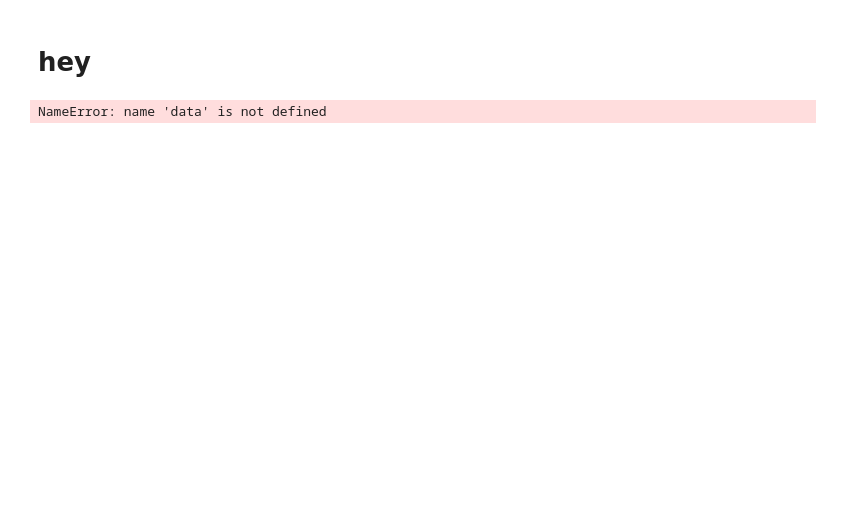
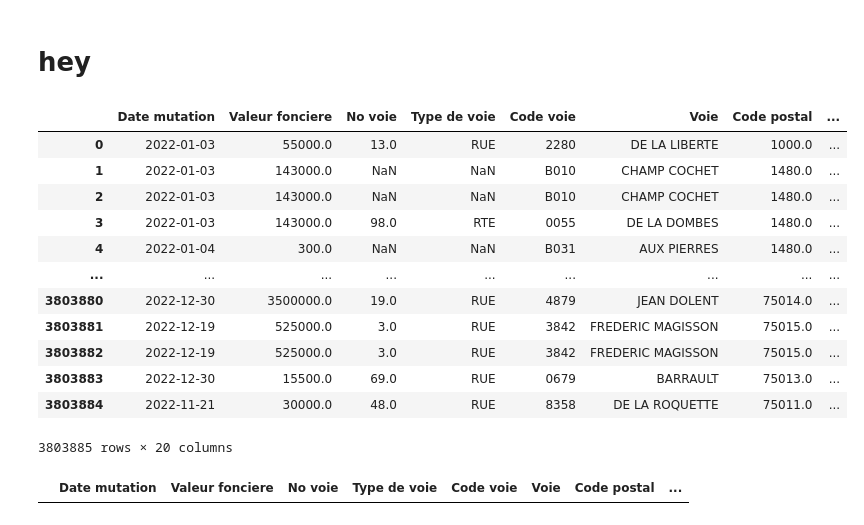
Before and after one commit to GuillaumeDorschner/Real-Estate-Analysis-France, a Jupyter notebook: data analyse/analyse.ipynb, the cells around one changed output. Saved outputs shown, nothing was run; the diff lists cells and outputs as text; code cells hidden in the pictures; blank space fills up the shorter version.

```diff
--- a/data analyse/analyse.ipynb
+++ b/data analyse/analyse.ipynb
@@ -140,12 +140,30 @@ DEPARTMENTS = {
     '974': 'La Réunion',
     '976': 'Mayotte',
 }
+# %%
+data = pd.read_csv(r"../data/annee_traitee/2022.csv",low_memory=False,sep=";",index_col=0)
+# %%
+display(data)
+# %% [output]
+|  | Date mutation | Valeur fonciere | No voie | Type de voie | Code voie | Voie | Code postal | ... |
+| 0 | 2022-01-03 | 55000.0 | 13.0 | RUE | 2280 | DE LA LIBERTE | 1000.0 | ... |
+| 1 | 2022-01-03 | 143000.0 | NaN | NaN | B010 | CHAMP COCHET | 1480.0 | ... |
+| 2 | 2022-01-03 | 143000.0 | NaN | NaN | B010 | CHAMP COCHET | 1480.0 | ... |
+| 3 | 2022-01-03 | 143000.0 | 98.0 | RTE | 0055 | DE LA DOMBES | 1480.0 | ... |
+| 4 | 2022-01-04 | 300.0 | NaN | NaN | B031 | AUX PIERRES | 1480.0 | ... |
+| ... | ... | ... | ... | ... | ... | ... | ... | ... |
+| 3803880 | 2022-12-30 | 3500000.0 | 19.0 | RUE | 4879 | JEAN DOLENT | 75014.0 | ... |
+| 3803881 | 2022-12-19 | 525000.0 | 3.0 | RUE | 3842 | FREDERIC MAGISSON | 75015.0 | ... |
+| 3803882 | 2022-12-19 | 525000.0 | 3.0 | RUE | 3842 | FREDERIC MAGISSON | 75015.0 | ... |
+| 3803883 | 2022-12-30 | 15500.0 | 69.0 | RUE | 0679 | BARRAULT | 75013.0 | ... |
+| 3803884 | 2022-11-21 | 30000.0 | 48.0 | RUE | 8358 | DE LA ROQUETTE | 75011.0 | ... |
+3803885 rows × 20 columns
 # %%
 paris = data[(data["Code departement"] == 75) & (data["Type local"] != "Dépendance")].reset_index(drop = True)
 paris["Prix mètre carré"] = paris["Valeur fonciere"]/paris["Surface reelle bati"]
 display(paris)
 # %% [output]
-NameError: name 'data' is not defined
+|  | Date mutation | Valeur fonciere | No voie | Type de voie | Code voie | Voie | Code postal | ... |
 # %%
 dict_nb_ventes = pd.DataFrame(data["Code departement"].value_counts().head(10)).reset_index()
 dict_nb_ventes.columns = ["Code departement","Nombre de ventes"]
```
Also changed, not shown: parts of 4 cells of this notebook.
